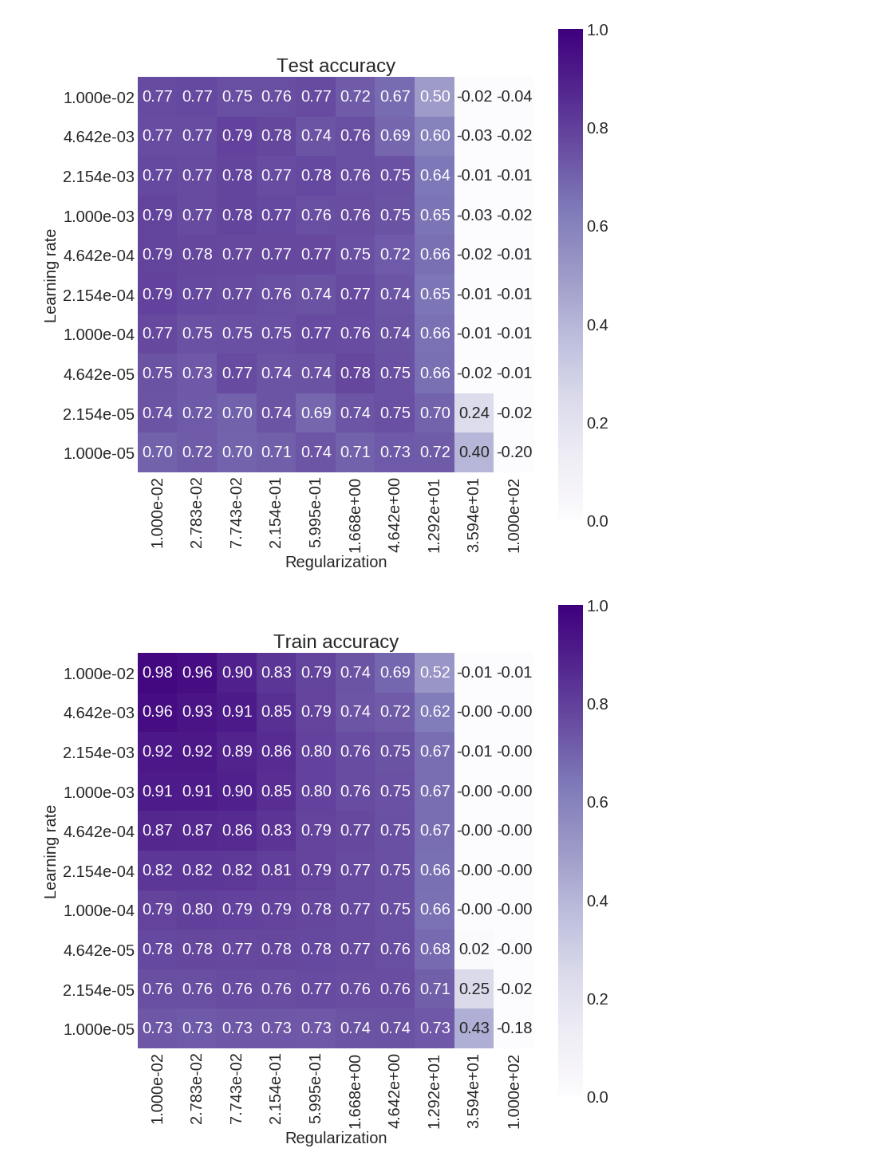
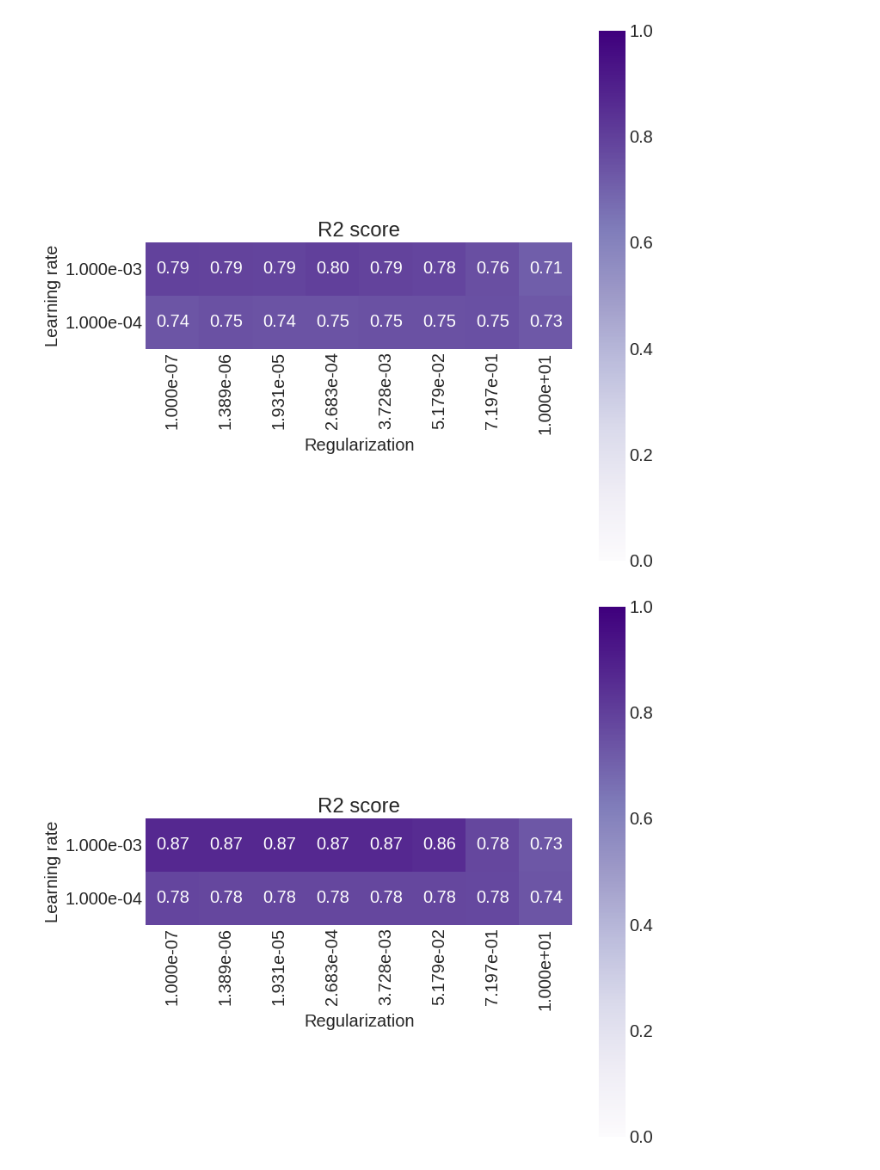
Before and after one commit to asdfbat/FYS-STK4155, a Jupyter notebook: Project2/src/world_happiness_hyper_self.ipynb, the cells around one changed output. Drawn from its saved outputs; the diff is of its cells as text; code cells hidden in the pictures.

```diff
--- a/Project2/src/world_happiness_hyper_self.ipynb
+++ b/Project2/src/world_happiness_hyper_self.ipynb
@@ -27,17 +27,17 @@ data = data_df.to_numpy()
 output = data[:,0].reshape(-1,1)
 input_data = data[:,1:]
 
-hidden_neuron_list = [100,100]
+hidden_neuron_list = [100]
 epochs = 700
-runs = 15
+runs = 40
 r2_test_runs = np.zeros((runs,epochs))
 r2_train_runs = np.zeros((runs,epochs))
 r2_end_test = np.zeros(runs)
 r2_end_train = np.zeros(runs)
 reg = Regression(hidden_activation='RELU')
 
-etas = np.logspace(-5,-2,10)
-lmbds = np.logspace(-2,2,10)
+etas = np.logspace(-4,-3,2)
+lmbds = np.logspace(-7,1,8)
 many_nns = np.zeros((len(etas),len(lmbds),runs),dtype=object)
 
 for run in range(runs):
@@ -80,40 +80,40 @@ run 11
 # %%
 r2_end_test = np.zeros((len(etas),len(lmbds)))
 r2_end_train = np.zeros_like(r2_end_test)
 for i,eta in enumerate(etas):
     for j,lmbd in enumerate(lmbds):
         nn_runs = many_nns[i,j,:]
         test = 0
         train = 0
         for k in range(len(nn_runs)):
             test += nn_runs[k].r2_test[-1]
             train += nn_runs[k].r2_train[-1]
         test /= len(nn_runs)
         train /= len(nn_runs)
 
         r2_end_test[i,j] = test
         r2_end_train[i,j] = train
 
 import seaborn as sns
 etas_ticks = ['{:.3e}'.format(x) for x in etas]
 lmbds_ticks = ['{:.3e}'.format(x) for x in lmbds]
 fig,ax = plt.subplots(figsize=(10,10))
 sns.heatmap(r2_end_test,annot=True,fmt='.2f',vmin=0,vmax=1,ax=ax,square=True,xticklabels=lmbds_ticks,yticklabels=etas_ticks,cmap='Purples')
-ax.set_title('Test accuracy')
+ax.set_title('R2 score')
 ax.set_ylabel('Learning rate')
 ax.set_xlabel('Regularization')
-plt.ylim(0,10)
-plt.xlim(0,10)
-fig.savefig('../figs/WH_self_heatmap_test.pdf',bbox_inches='tight') # Run with [100,100], 700 epochs, batch size 32 and 15 runs
+plt.ylim(0,len(etas))
+plt.xlim(0,len(lmbds))
+fig.savefig('../figs/WH_self_heatmap_test2.pdf',bbox_inches='tight') # Run with [100,100], 700 epochs, batch size 32 and 15 runs
 
 fig,ax = plt.subplots(figsize=(10,10))
 sns.heatmap(r2_end_train,annot=True,fmt='.2f',vmin=0,vmax=1,ax=ax,square=True,xticklabels=lmbds_ticks,yticklabels=etas_ticks,cmap='Purples')
-ax.set_title('Train accuracy')
+ax.set_title('R2 score')
 ax.set_ylabel('Learning rate')
 ax.set_xlabel('Regularization')
-plt.ylim(0,10)
-plt.xlim(0,10)
-fig.savefig('../figs/WH_self_heatmap_train.pdf',bbox_inches='tight'); # Run with [100,100], 700 epochs, batch size 32 and 15 runs
+plt.ylim(0,len(etas))
+plt.xlim(0,len(lmbds))
+fig.savefig('../figs/WH_self_heatmap_train2.pdf',bbox_inches='tight'); # Run with [100,100], 700 epochs, batch size 32 and 15 runs
 # %% [output]
-[figure, old version]
+[figure, new version]
-[figure, old version]
+[figure, new version]
```
Also changed, not shown: parts of 1 cell of this notebook.
